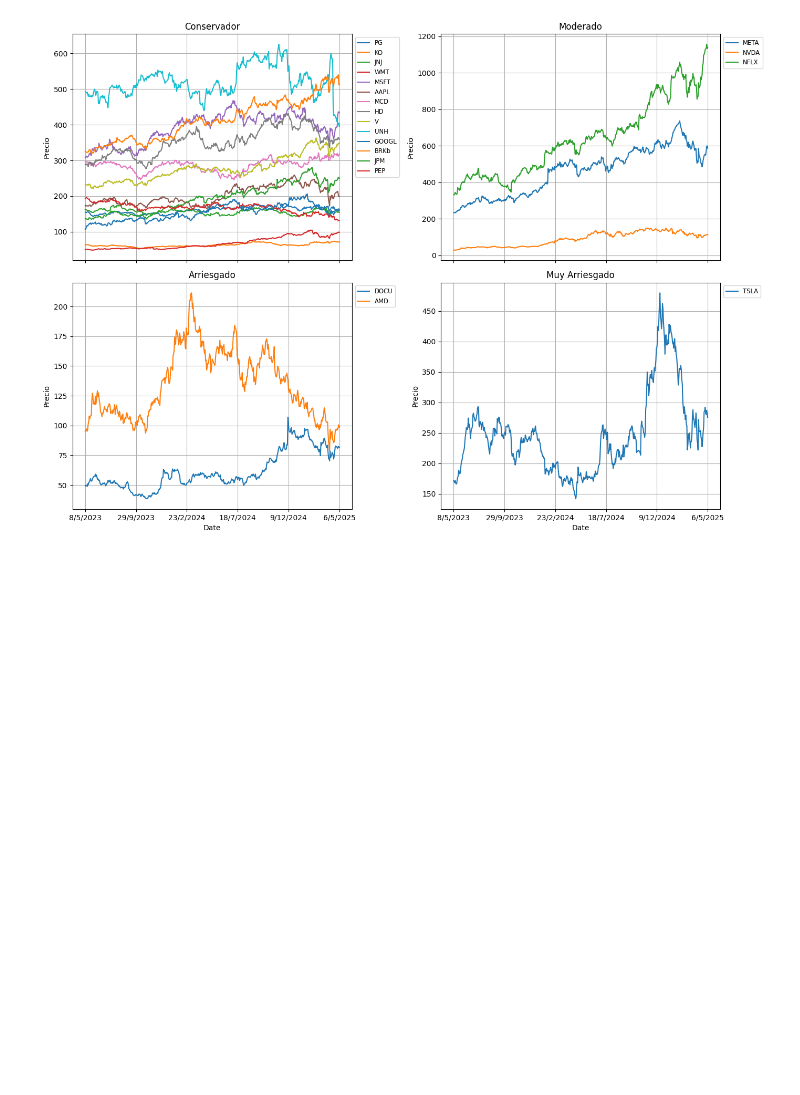
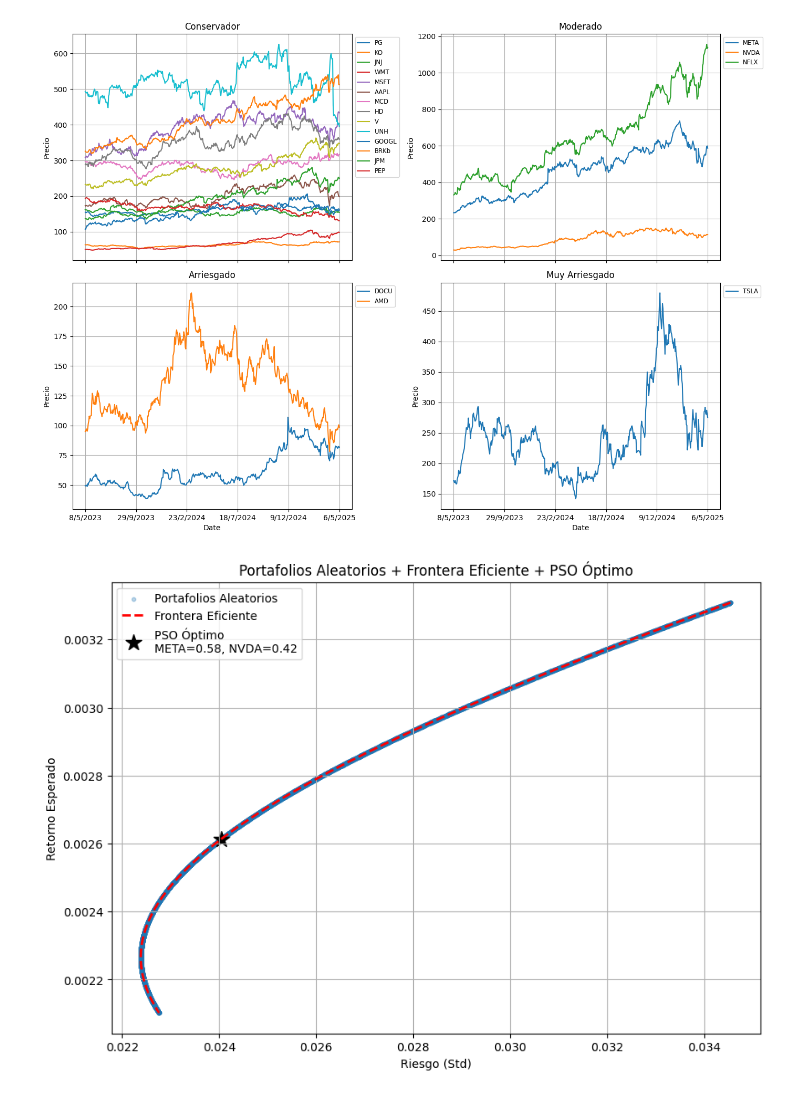
Before and after one commit to RenatoMendoza/Proyecto-Final-MIA, a Jupyter notebook: Proyecto-Final.ipynb, the cells around one changed output. Drawn from its saved outputs; the diff is of its cells as text; code cells hidden in the pictures; blank space fills up the shorter version.

```diff
--- a/Proyecto-Final.ipynb
+++ b/Proyecto-Final.ipynb
@@ -84,3 +84,96 @@ plt.tight_layout()
 plt.show()
 # %% [output]
 [figure]
+# %%
+# 6. Seleccionar 2 activos, META y NVDA
+assets = ['META', 'NVDA']
+rt = df_returns[assets].values
+
+# 7. Monte Carlo de portafolios aleatorios
+n_portfolios = 10000
+weights_mc = np.random.dirichlet(alpha=[1,1], size=n_portfolios)
+port_means = weights_mc.dot(rt.mean(axis=0))
+cov_mat = np.cov(rt, rowvar=False)
+port_vars = np.einsum('ij,jk,ik->i', weights_mc, cov_mat, weights_mc)
+port_stds = np.sqrt(port_vars)
+
+# 8. Frontera eficiente (grid para plot)
+grid_w = np.linspace(0,1,100)
+mean_vec = rt.mean(axis=0)
+grid_means = grid_w * mean_vec[0] + (1-grid_w) * mean_vec[1]
+grid_vars = (grid_w**2 * cov_mat[0,0] +
+             (1-grid_w)**2 * cov_mat[1,1] +
+             2*grid_w*(1-grid_w)*cov_mat[0,1])
+grid_stds = np.sqrt(grid_vars)
+
+# 5. PSO para optimizar Sharpe
+np.random.seed(42)
+n_particles = 200
+iterations = 100
+c1, c2 = 1.5, 1.5
+
+# Inicializar partículas
+x = np.random.rand(n_particles, 2)
+vx = np.zeros_like(x)
+# historial de mejores locales y global
+x_best_local = x.copy()
+fx_best_local = np.full(n_particles, np.inf)
+x_best_global = None
+fx_best_global = np.inf
+
+for t in range(iterations):
+    # validación de pesos
+    x = np.clip(x, 1e-8, 1)
+    x = x / x.sum(axis=1, keepdims=True)
+    # calcular Sharpe negativo
+    mean_ports = (rt.mean(axis=0) * x).sum(axis=1)  # wrong shape
+
+    # Actually calculate for each particle:
+    mean_ports = x.dot(mean_vec)
+    std_ports = np.sqrt(np.einsum('ij,jk,ik->i', x, cov_mat, x))
+    sharpe = mean_ports / std_ports
+    fx = -sharpe
+
+    # actualizar global
+    idx_min = np.argmin(fx)
+    if fx[idx_min] < fx_best_global:
+        fx_best_global = fx[idx_min]
+        x_best_global = x[idx_min].copy()
+    # actualizar locales
+    mask = fx < fx_best_local
+    x_best_local[mask] = x[mask]
+    fx_best_local[mask] = fx[mask]
+    # actualizar velocidades y posiciones
+    inertia = 0.01 * (1 - t/iterations)
+    r1 = np.random.rand(n_particles,2)
+    r2 = np.random.rand(n_particles,2)
+    vx = inertia*vx + c1*r1*(x_best_local - x) + c2*r2*(x_best_global - x)
+    x += vx
+
+# obtener resultado PSO
+w_pso = np.clip(x_best_global,1e-8,1)
+w_pso /= w_pso.sum()
+ret_pso = w_pso.dot(mean_vec)
+vol_pso = np.sqrt(w_pso.dot(cov_mat).dot(w_pso))
+sharpe_pso = ret_pso/vol_pso
+
+# 6. Plot
+plt.figure(figsize=(10,7))
+plt.scatter(port_stds, port_means, s=10, alpha=0.3, label='Portafolios Aleatorios')
+plt.plot(grid_stds, grid_means, 'r--', linewidth=2, label='Frontera Eficiente')
+plt.scatter(vol_pso, ret_pso, c='black', marker='*', s=200,
+            label=f'PSO Óptimo\nMETA={w_pso[0]:.2f}, NVDA={w_pso[1]:.2f}')
+plt.xlabel('Riesgo (Std)')
+plt.ylabel('Retorno Esperado')
+plt.title('Portafolios Aleatorios + Frontera Eficiente + PSO Óptimo')
+plt.legend()
+plt.grid(True)
+plt.show()
+
+# 7. Resultados
+print(f'Pesos Óptimos PSO: META = {w_pso[0]:.2%}, NVDA = {w_pso[1]:.2%}')
+print(f'Retorno Esperado: {ret_pso:.4f} ({ret_pso*100:.2f}%)')
+print(f'Volatilidad: {vol_pso:.4f} ({vol_pso*100:.2f}%)')
+print(f'Ratio Sharpe: {sharpe_pso:.4f}')
+# %% [output]
+[figure, added]
```
Also changed, not shown: parts of 1 cell of this notebook.
